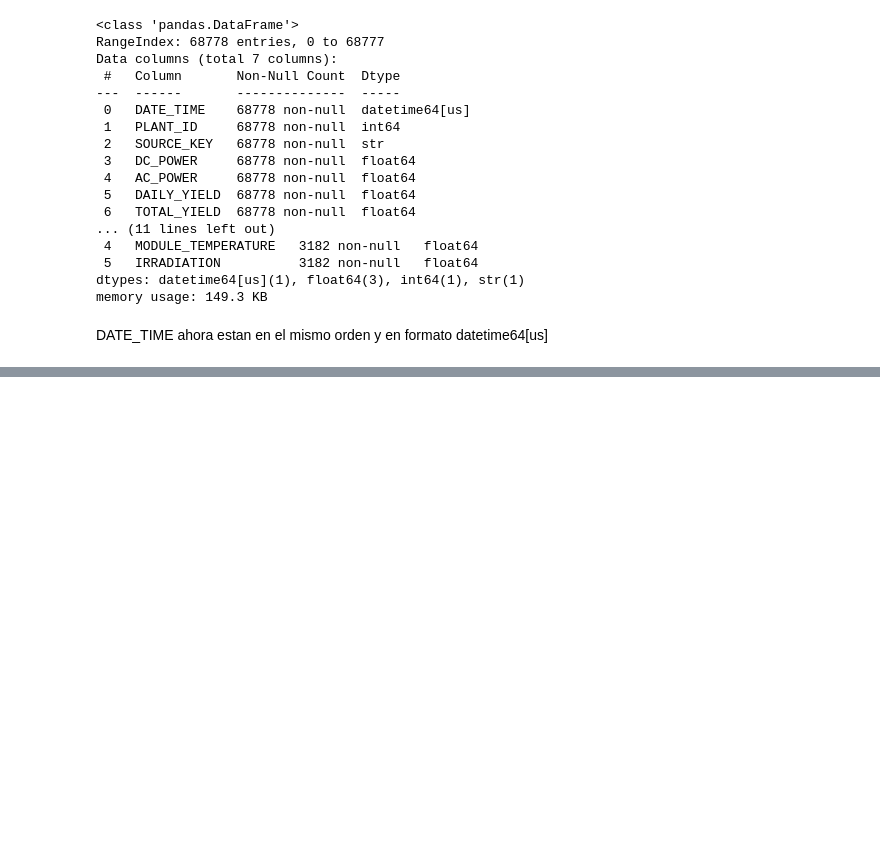
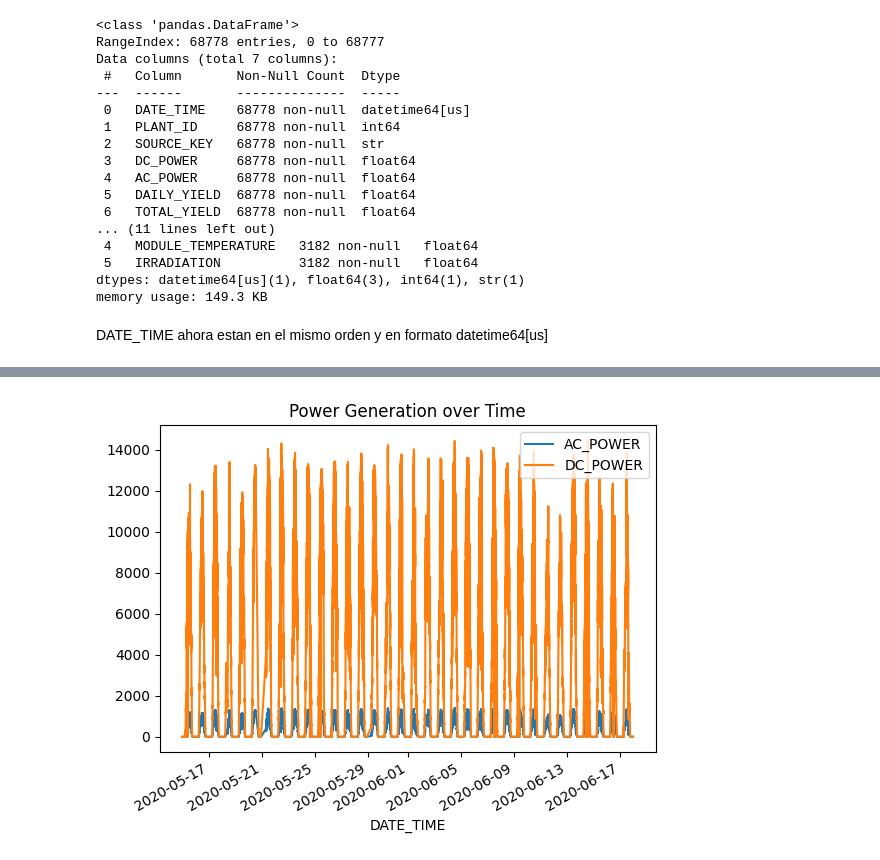
Before and after one commit to HomeroEM/solar-forecasting, a Jupyter notebook: notebooks/1_data_cleaning.ipynb, the cells around one changed output, grey strips where cells are left out. Drawn from its saved outputs; the diff is of its cells as text; code cells hidden in the pictures; blank space fills up the shorter version.

```diff
--- a/notebooks/1_data_cleaning.ipynb
+++ b/notebooks/1_data_cleaning.ipynb
@@ -123,0 +155,5 @@ DATE_TIME ahora estan en el mismo orden y en formato datetime64[us]
+# %%
+p1gen.plot(x='DATE_TIME', y=['AC_POWER','DC_POWER'], title='Power Generation over Time')
+plt.show()
+# %% [output]
+[figure, added]
```
Also changed, not shown: parts of 5 cells of this notebook, 2 other files.
